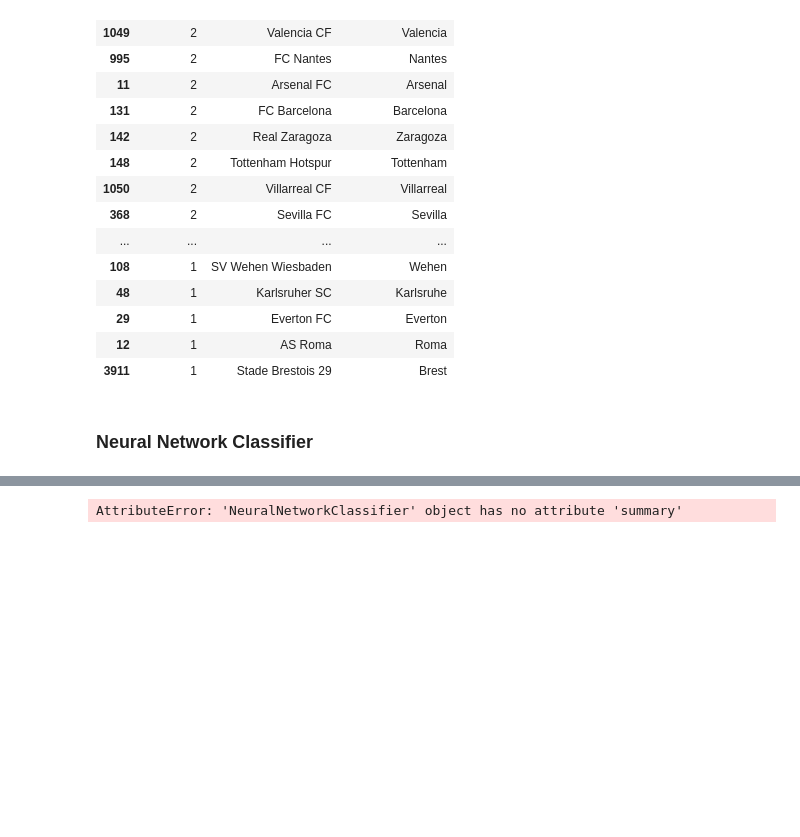
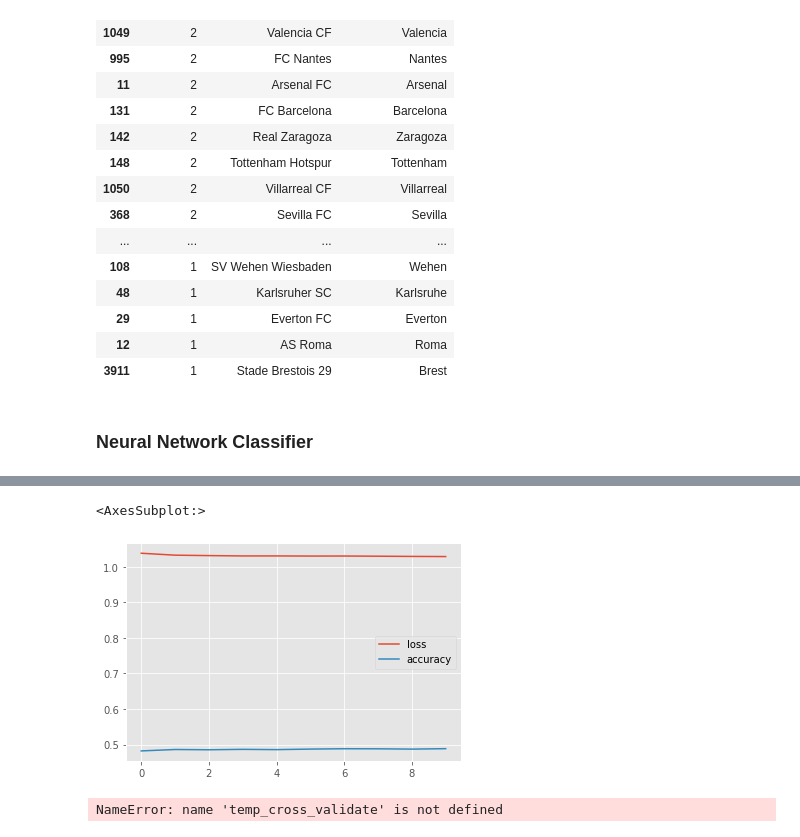
Before and after one commit to ErikFub/football-prediction, a Jupyter notebook: notebooks/code_dev.ipynb, the cells around one changed output, grey strips where cells are left out. Drawn from its saved outputs; the diff is of its cells as text; code cells hidden in the pictures; blank space fills up the shorter version.

```diff
--- a/notebooks/code_dev.ipynb
+++ b/notebooks/code_dev.ipynb
@@ -366,7 +372,8 @@ NameError: name 'ann' is not defined
-# %%
-ann.summary()
-# %% [output]
-AttributeError: 'NeuralNetworkClassifier' object has no attribute 'summary'
+# %%
+pd.DataFrame(hist.history_).plot()
+# %% [output]
+<AxesSubplot:>
+[figure, added]
 # %%
 from keras.models import Sequential
 from keras.layers import Dense
@@ -375,7 +382,7 @@ from scikeras.wrappers import KerasClassifier
 def build_model():
     # create model
     model = Sequential()
-    model.add(Dense(10, input_dim=10, kernel_initializer='glorot_uniform', activation='relu'))
+    model.add(Dense(10, input_dim=6, kernel_initializer='glorot_uniform', activation='relu'))
     model.add(Dense(8, kernel_initializer='glorot_uniform', activation='relu'))
     model.add(Dense(6, kernel_initializer='glorot_uniform', activation='relu'))
     model.add(Dense(3, kernel_initializer='glorot_uniform', activation='softmax'))
@@ -386,6 +393,8 @@ def build_model():
 ann_cust = KerasClassifier(build_fn=build_model, epochs=10)
 
 temp_cross_validate(ann_cust, X_train, y_train, visualize=True, dates=train_dates)
+# %% [output]
+NameError: name 'temp_cross_validate' is not defined
 # %%
 hist = ann_cust.fit(X_train, y_train, epochs=50)
 ann_cust.score(X_test, y_test)
```
Also changed, not shown: parts of 12 cells of this notebook.
